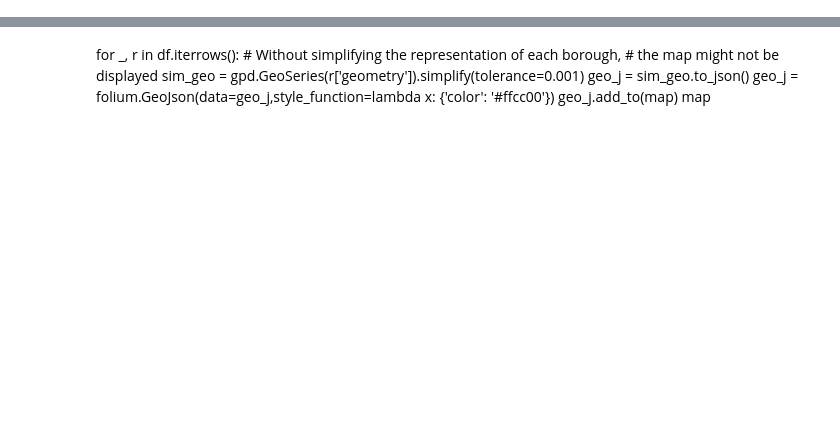
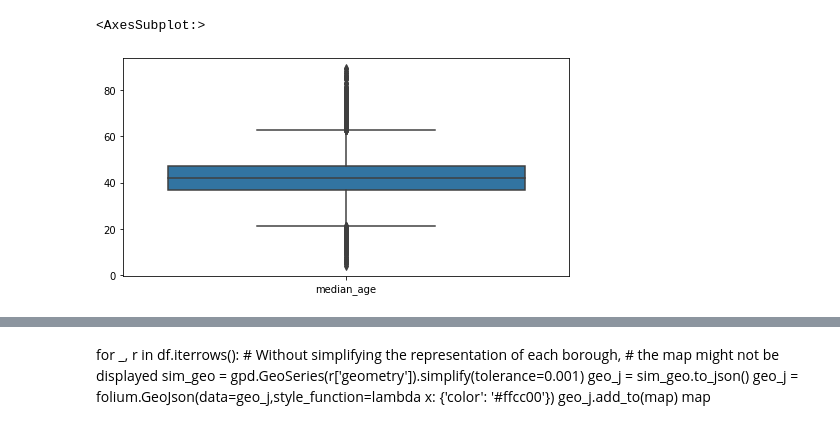
Before and after one commit to nadiiia/bumble_interview, a Jupyter notebook: Bumble_interview.ipynb, the cells around one changed output, grey strips where cells are left out. Saved outputs shown, nothing was run; the diff lists cells and outputs as text; code cells hidden in the pictures; blank space fills up the shorter version.

```diff
--- a/Bumble_interview.ipynb
+++ b/Bumble_interview.ipynb
@@ -24,0 +60,7 @@ df.info()
+# %%
+plt.figure(figsize=(8,4))
+#sns.boxplot(data=df[['male_pop','female_pop', 'pop_25_years_over']])
+sns.boxplot(data=df[['median_age']])
+# %% [output]
+<AxesSubplot:>
+[figure, added]
```
Also changed, not shown: parts of 42 cells of this notebook.
